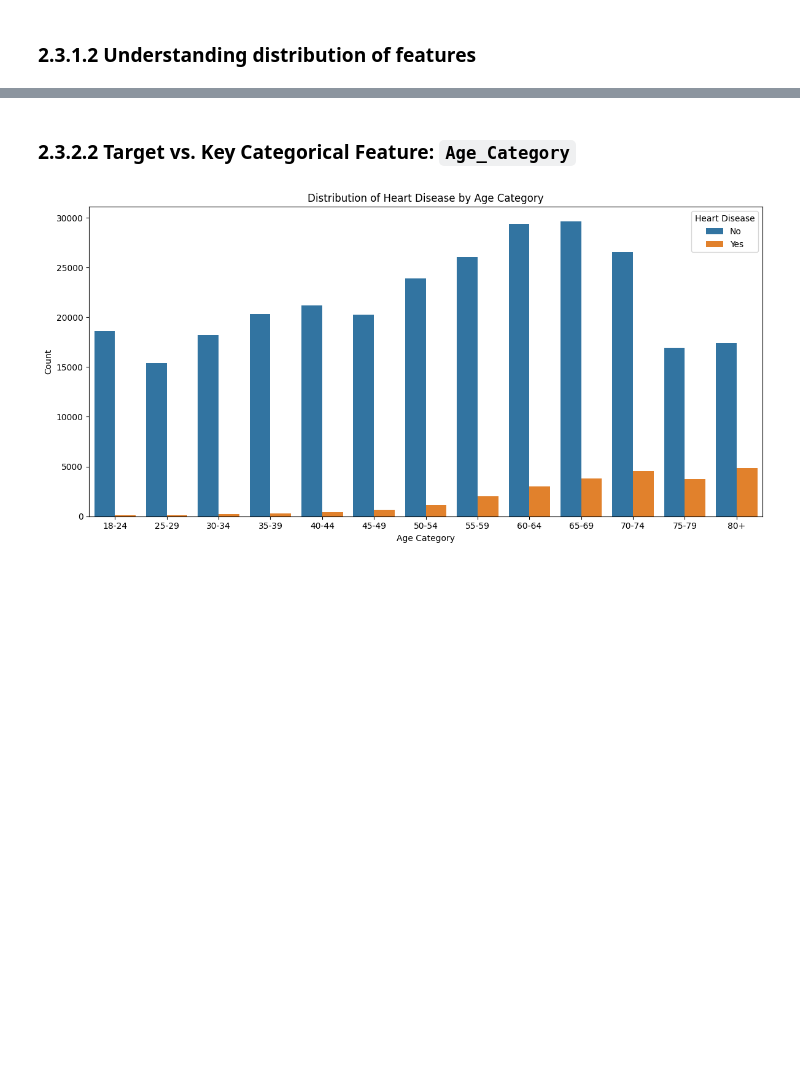
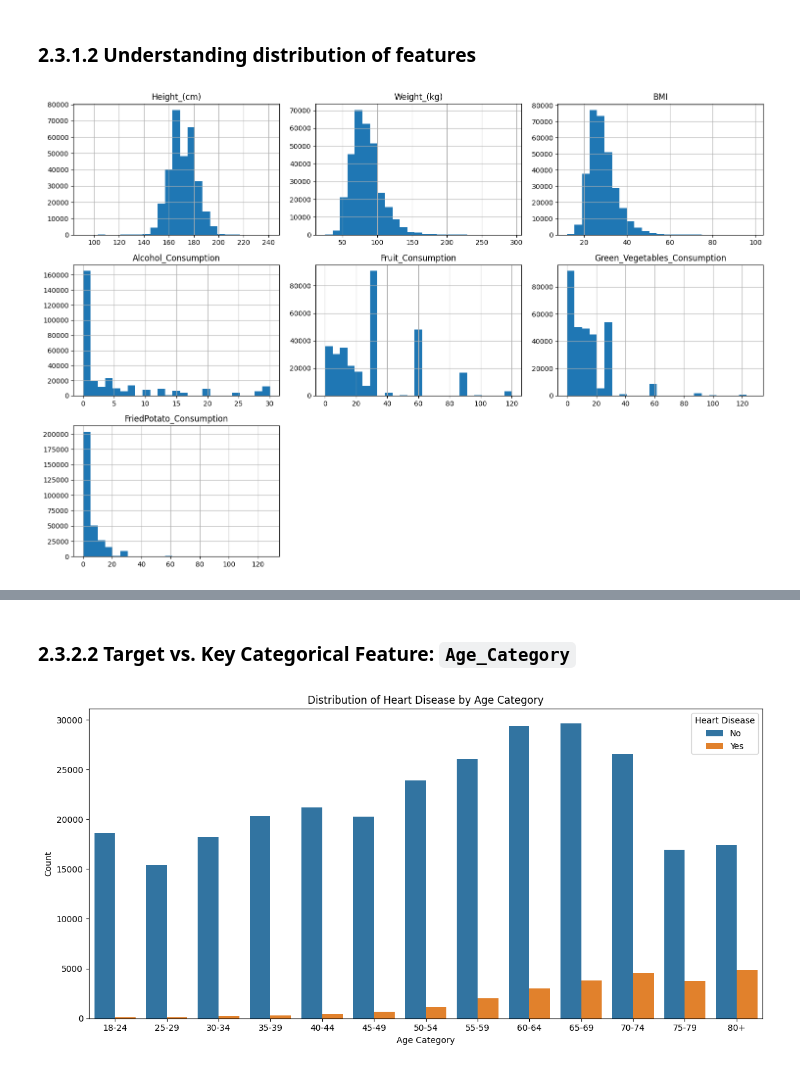
Before and after one commit to Jared-Tenebris/mldp-jared, a Jupyter notebook: cardiovascular_health.ipynb, the cells around one changed output, grey strips where cells are left out. Drawn from its saved outputs; the diff is of its cells as text; code cells hidden in the pictures; blank space fills up the shorter version.

Commit message:
Used different plots to visualize and observe the data,(countplots, histograms and heatmaps) ~ Created using Colab

```diff
--- a/cardiovascular_health.ipynb
+++ b/cardiovascular_health.ipynb
@@ -198,5 +210,8 @@ plt.show()
 ### 2.3.1.2 Understanding distribution of features
 # %%
 ## Understanding distribution of features
-col_y = 'Heart_Disease'
-col_x = 'Age_Category'
+df.hist(bins=25, figsize=(15, 10))
+plt.tight_layout()
+plt.show()
+# %% [output]
+[figure, added]
```
Also changed, not shown: parts of 7 cells of this notebook.
